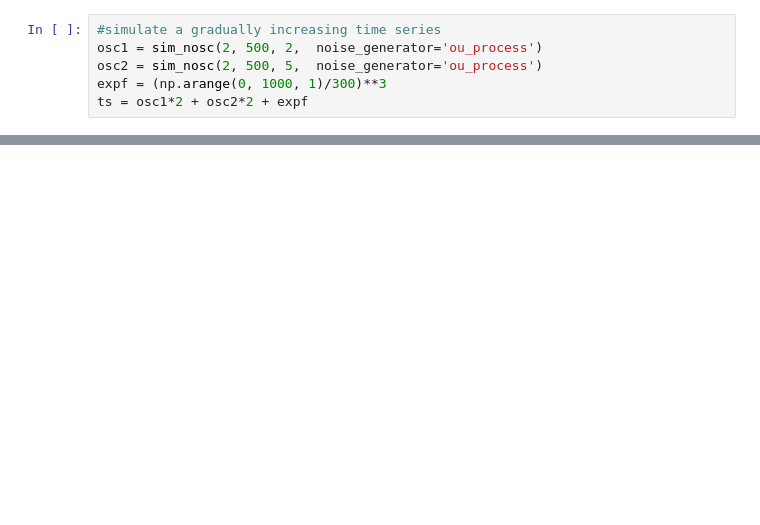
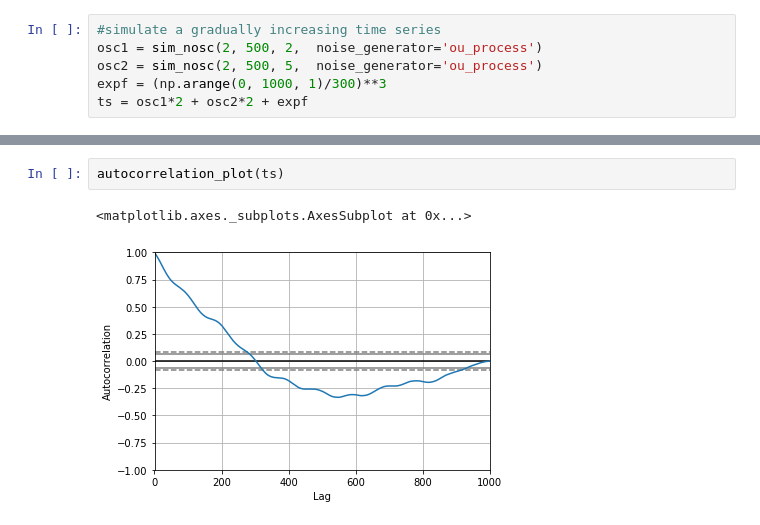
Before and after one commit to Allen-Z-4230/FutureGas, a Jupyter notebook: ARIMA_test.ipynb, the cells around one changed output, grey strips where cells are left out. Saved outputs shown, nothing was run; the diff lists cells and outputs as text; blank space fills up the shorter version.

```diff
--- a/ARIMA_test.ipynb
+++ b/ARIMA_test.ipynb
@@ -21,2 +22,7 @@ plt.plot(ts)
+# %%
+autocorrelation_plot(ts)
+# %% [output]
+<matplotlib.axes._subplots.AxesSubplot at 0x...>
+[figure, added]
 # %%
 #fitting ARIMA
```
Also changed, not shown: parts of 5 cells of this notebook.
